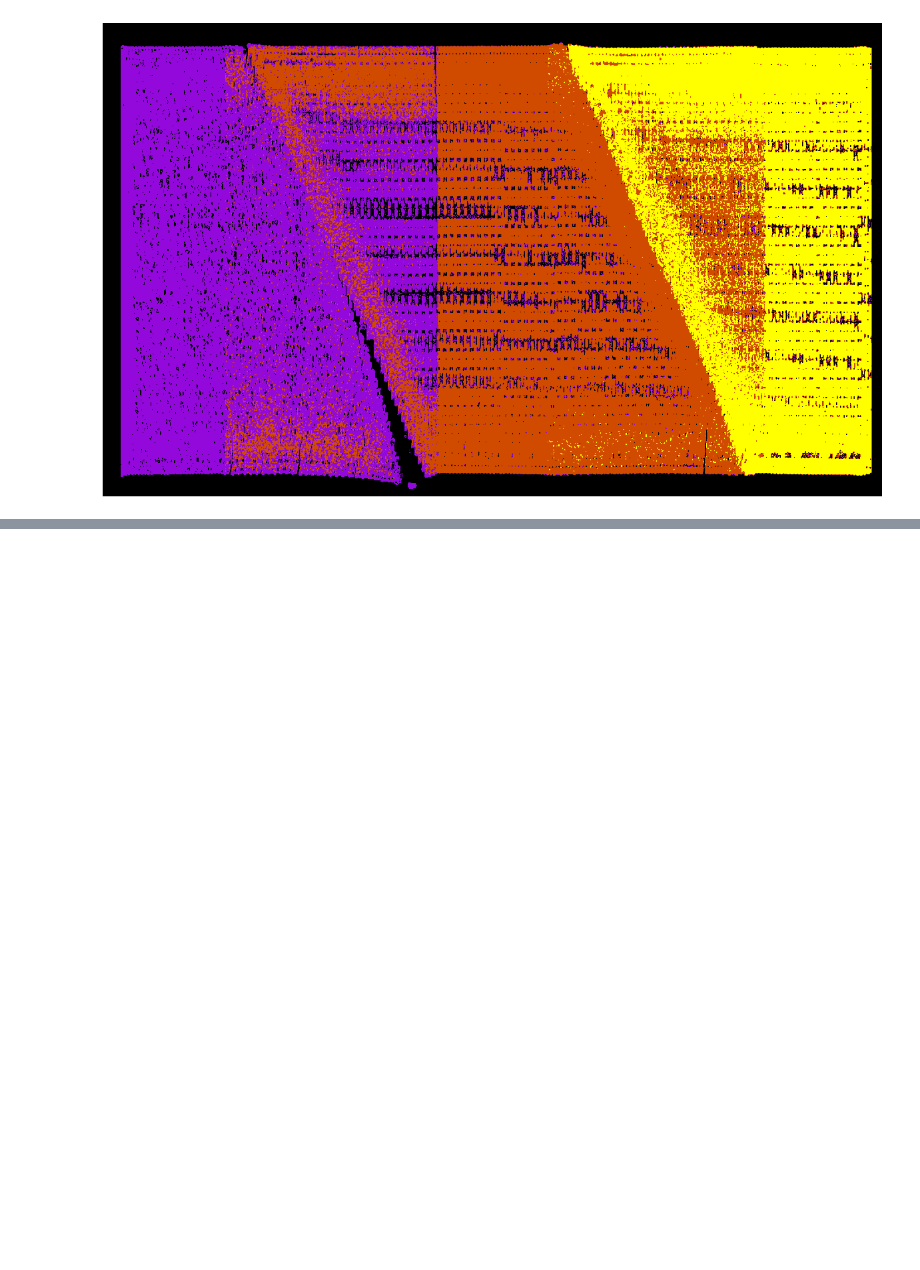
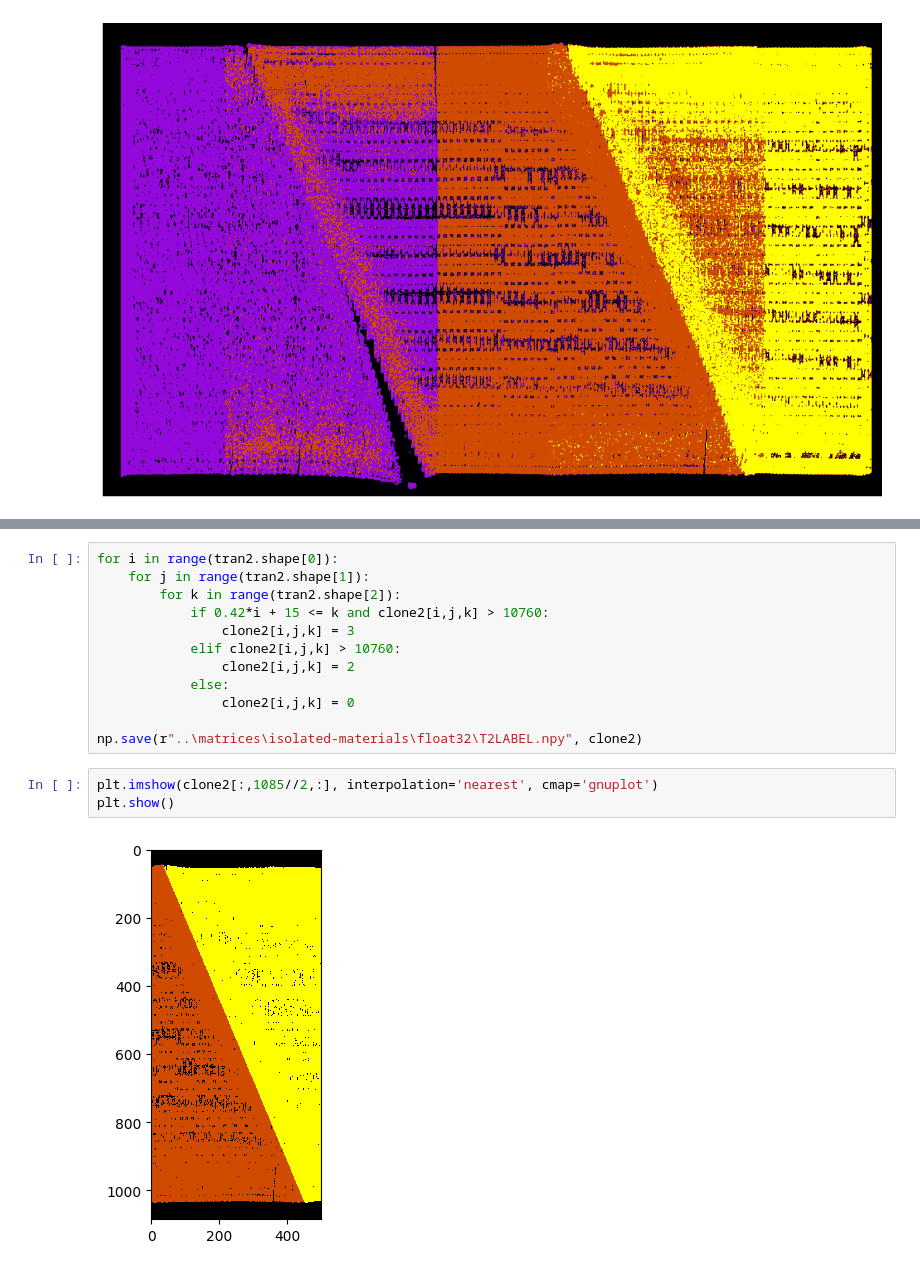
Before and after one commit to tpasfieldERAU/MA390-490_PNNL, a Jupyter notebook: segmentation/otsu.ipynb, the cells around one changed output, grey strips where cells are left out. Saved outputs shown, nothing was run; the diff lists cells and outputs as text; blank space fills up the shorter version.

```diff
--- a/segmentation/otsu.ipynb
+++ b/segmentation/otsu.ipynb
@@ -110,0 +149,17 @@ plt.show()
+# %%
+for i in range(tran2.shape[0]):
+    for j in range(tran2.shape[1]):
+        for k in range(tran2.shape[2]):
+            if 0.42*i + 15 <= k and clone2[i,j,k] > 10760:
+                clone2[i,j,k] = 3
+            elif clone2[i,j,k] > 10760:
+                clone2[i,j,k] = 2
+            else:
+                clone2[i,j,k] = 0
+
+np.save(r"..\matrices\isolated-materials\float32\T2LABEL.npy", clone2)
+# %%
+plt.imshow(clone2[:,1085//2,:], interpolation='nearest', cmap='gnuplot')
+plt.show()
+# %% [output]
+[figure, added]
```
Also changed, not shown: parts of 8 cells of this notebook, 6 other files.
